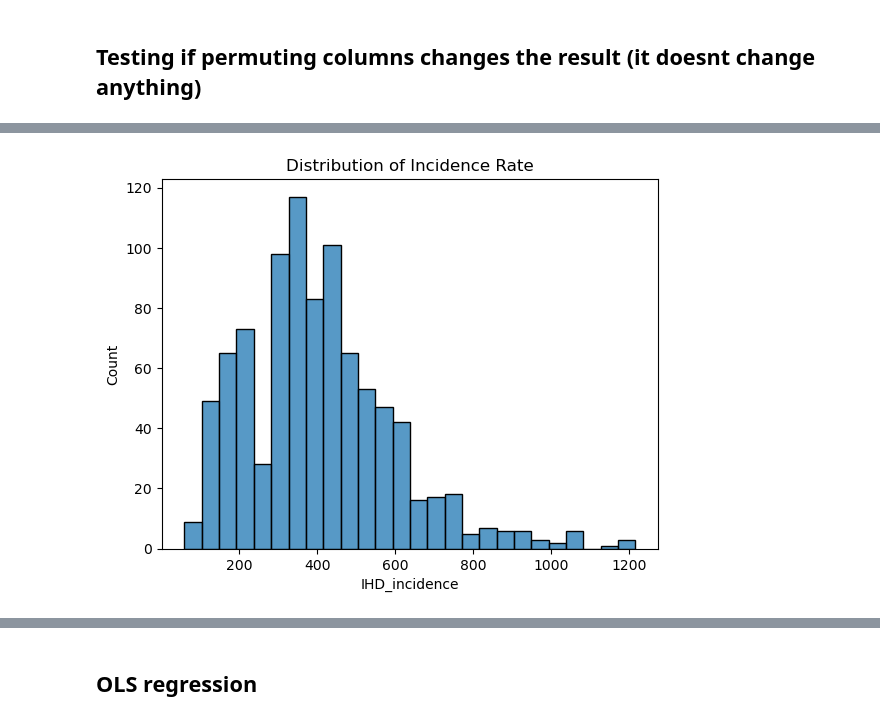
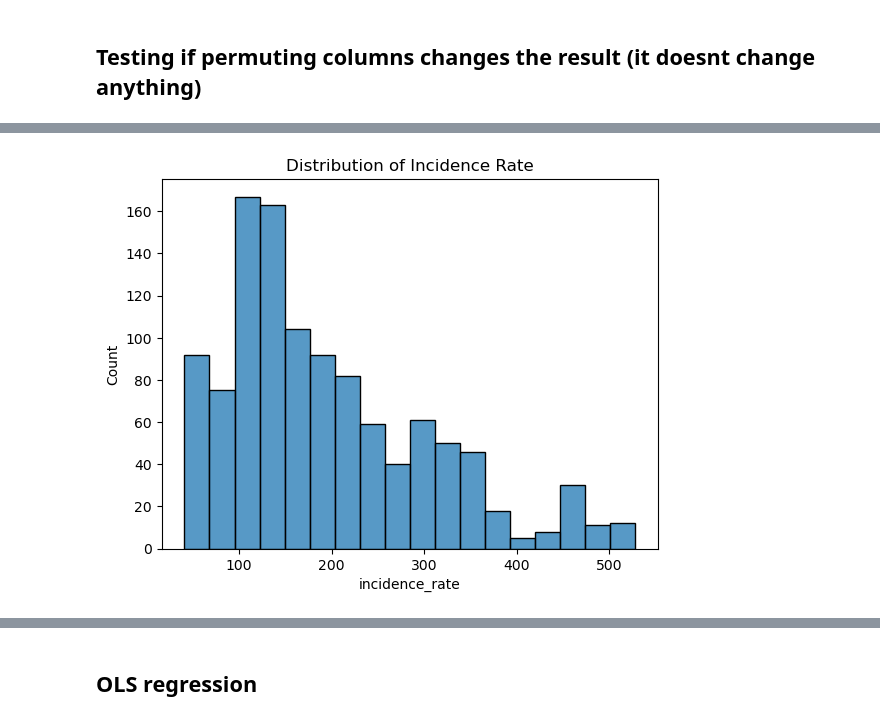
Before and after one commit to sykoravojtech/IHD_germany_2024, a Jupyter notebook: exp/exp_DK_002_MultivarLinReg.ipynb, the cells around one changed output, grey strips where cells are left out. Drawn from its saved outputs; the diff is of its cells as text; code cells hidden in the pictures.

```diff
--- a/exp/exp_DK_002_MultivarLinReg.ipynb
+++ b/exp/exp_DK_002_MultivarLinReg.ipynb
@@ -24,7 +27,7 @@ Make sure your data is in a suitable format. Typically, you'll have a pandas Dat
 DATA_FOLDER = "../data/final/"
 ihd_df = pd.read_csv(DATA_FOLDER + "gbd_IschemicHeartDisease_DeathsIncidence.csv")
 ihd_df.rename(columns={'year': 'Year'}, inplace=True)
-ihd_df = ihd_df[ihd_df['measure_name'] == 'Incidence']
+ihd_df = ihd_df[ihd_df['measure_name'] == 'Deaths']
 ihd_df['Country Code'] = ihd_df['location_name'].apply(get_iso3_gbd)
 ihd_df.head()
 # %% [output]
@@ -118,6 +121,6 @@ beds_df
 1109 rows × 5 columns
 # %%
 medianAge_df = pd.read_csv("../data/raw/median-age.csv")
-
+medianAge_df = medianAge_df[(medianAge_df['Year'] >= 1990) & (medianAge_df['Year'] <= 2019)]
 medianAge_df
 # %% [output]
@@ -161,6 +176,11 @@ def add_beds(combined_df):
     beds_df_renamed = beds_df.rename(columns={'Value': 'hospital_beds'})
     combined_df = combined_df.merge(beds_df_renamed[['hospital_beds', 'Year', 'Country Code']], on=['Year', 'Country Code'], how='left')
     return combined_df
+
+def add_medianAge(combined_df):
+    medianAge_df_renamed = medianAge_df.rename(columns={'Median age - Sex: all - Age: all - Variant: estimates': 'median_age', 'Code': 'Country Code'})
+    combined_df = combined_df.merge(medianAge_df_renamed[['median_age', 'Year', 'Country Code']], on=['Year', 'Country Code'], how='left')
+    return combined_df
 # %% [markdown]
 ## Fitting the Model:
 # %%
@@ -211,9 +231,9 @@ country_codes = ['DEU', 'USA', 'GBR', 'JPN']
 # %%
 combined_df = ihd_df[['Value', 'Year', 'Country Code']].copy()
 # combined_df = combined_df[combined_df['Country Code'].isin(country_codes)]
-combined_df.rename(columns={"Value":"IHD_incidence"}, inplace=True)
+combined_df.rename(columns={"Value":"incidence_rate"}, inplace=True)
 
-independents = [add_alcohol, add_fat, add_healthSpending, add_beds]
+independents = [add_medianAge, add_fat, add_alcohol, add_healthSpending]
 for func in independents:
     combined_df = func(combined_df)
     combined_df.dropna(inplace=True)
@@ -222,4 +242,5 @@ for func in independents:
 combined_df.dropna(inplace=True)
 combined_df.drop(columns=['Year', 'Country Code'], inplace=True)
 combined_df.reset_index(drop=True, inplace=True)
+combined_df
 # %% [output]
@@ -230,6 +264,6 @@ combined_df.reset_index(drop=True, inplace=True)
 # %%
-sns.histplot(combined_df['IHD_incidence'])
+sns.histplot(combined_df['incidence_rate'])
 plt.title('Distribution of Incidence Rate')
 plt.show()
 # %% [output]
-[figure, old version]
+[figure, new version]
```
Also changed, not shown: parts of 11 cells of this notebook.
